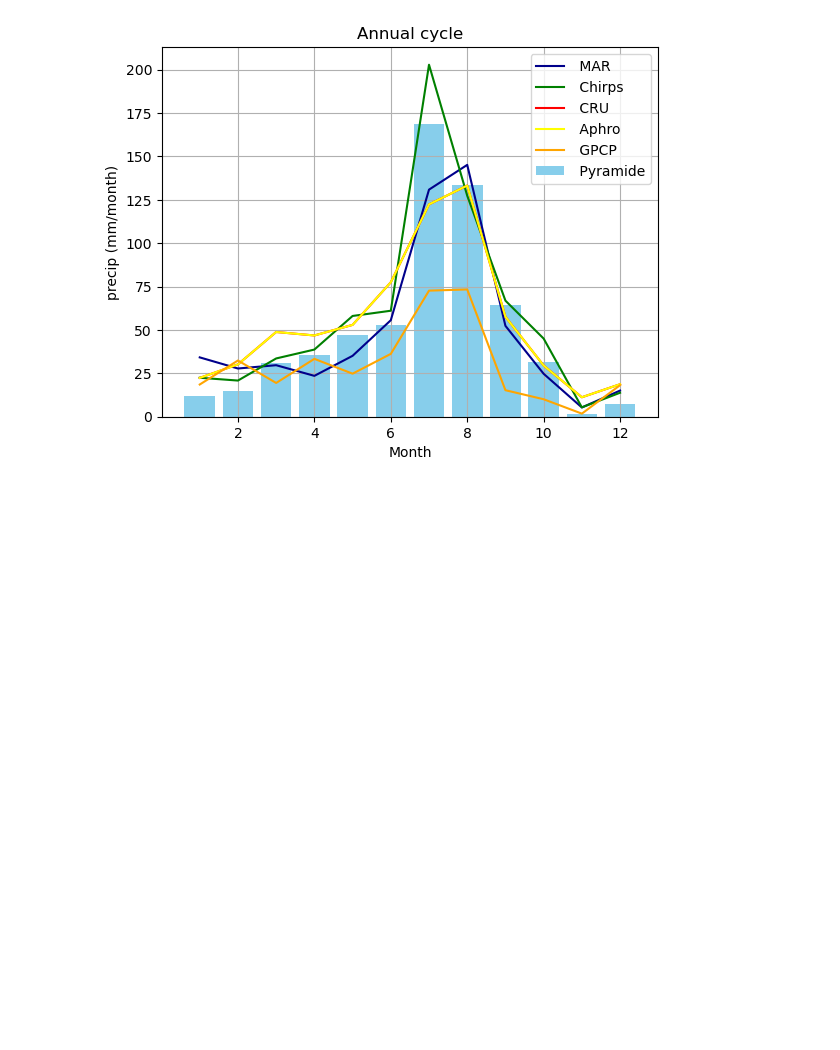
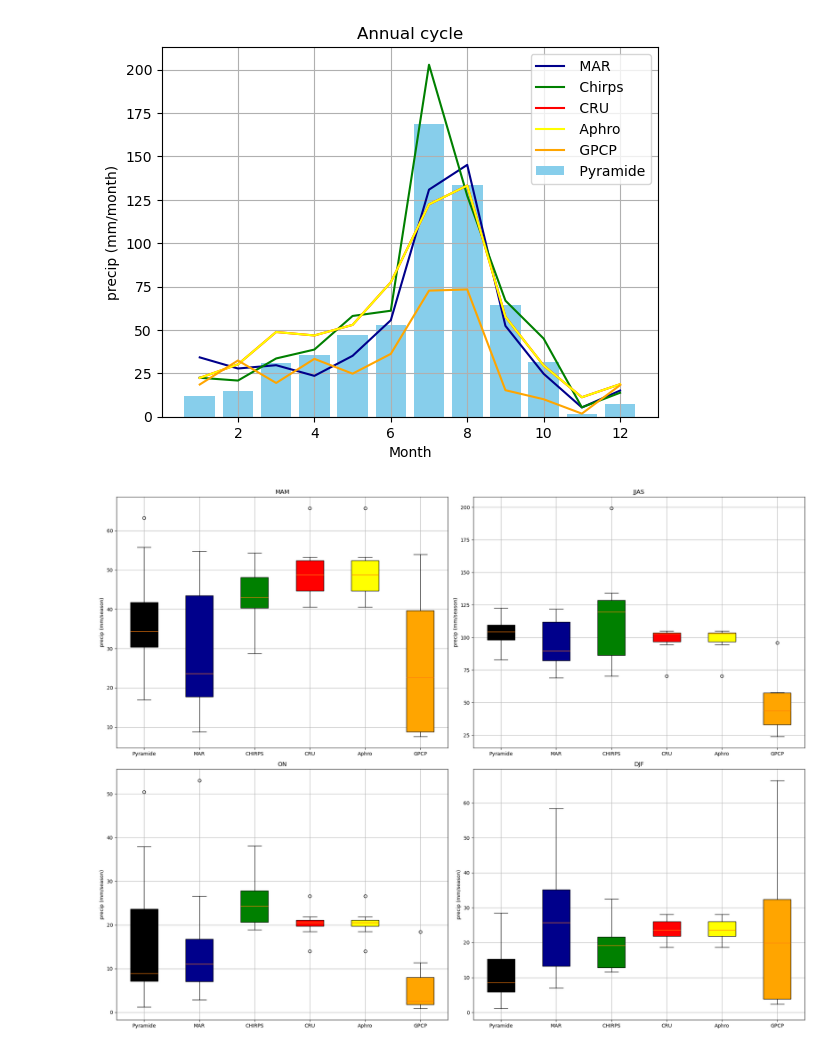
Before and after one commit to Andeol-ramb/MAR_HMA_GLACIOCLIM_Comparisons, a Jupyter notebook: Comparisons_Pr_PyramideData_Multi-Models.ipynb, the cells around one changed output. Cells and saved outputs as stored; diff of their text form; code cells hidden in the pictures; blank space fills up the shorter version.

```diff
--- a/Comparisons_Pr_PyramideData_Multi-Models.ipynb
+++ b/Comparisons_Pr_PyramideData_Multi-Models.ipynb
@@ -581,3 +549,37 @@ plt.ylabel('precip (mm/month)')
 plt.grid(True)
 # %% [output]
 [figure]
+# %%
+#
+fig, axes = plt.subplots(2, 2, figsize=(20, 16))
+axes = axes.flatten()
+
+for things, x in enumerate(seasons):
+    ax = axes[things]
+
+    # Data
+    da_py = seasonal_precip_Pyramide['RRYhourly'][x].values
+    da_mar = seasonnal_precip_MAR[x].values
+    da_chirps = seasonnal_precip_Chirps[x].values
+    da_cru = seasonnal_precip_CRU[x].values
+    da_aphro = seasonnal_precip_Aphro[x].values
+    da_gpcp = seasonnal_precip_GPCP[x].values
+
+    # listes
+    data = [da_py, da_mar, da_chirps, da_cru, da_aphro, da_gpcp]
+    tick_labels = ['Pyramide', 'MAR', 'CHIRPS', 'CRU', 'Aphro', 'GPCP']
+    colors = ['black', 'darkblue', 'green', 'red', 'yellow', 'orange']
+
+    bp = ax.boxplot(data, patch_artist=True, tick_labels=tick_labels)
+    for patch, color in zip(bp['boxes'], colors):
+        patch.set_facecolor(color)
+
+    ax.set_title(titles[x])
+    ax.set_ylabel('precip (mm/season)')
+    ax.grid(True)
+    ax.legend
+plt.tight_layout(rect=[0, 0, 1, 0.96])
+fig.suptitle('', fontsize=20)
+plt.show()
+# %% [output]
+[figure, added]
```
Also changed, not shown: parts of 3 cells of this notebook.
